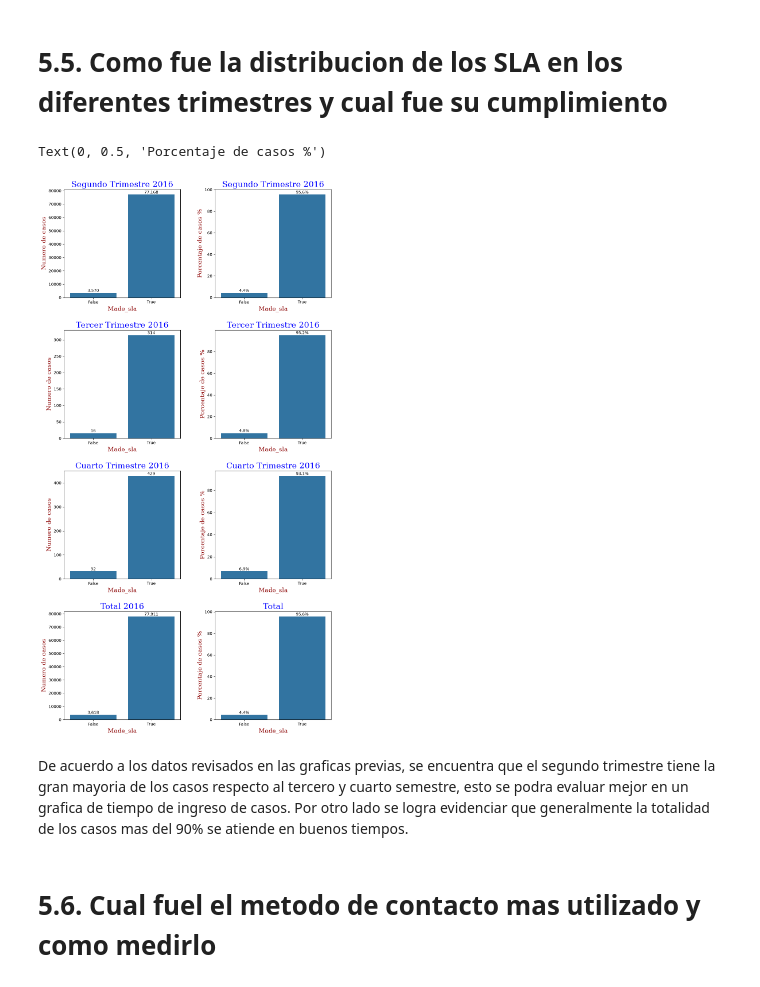
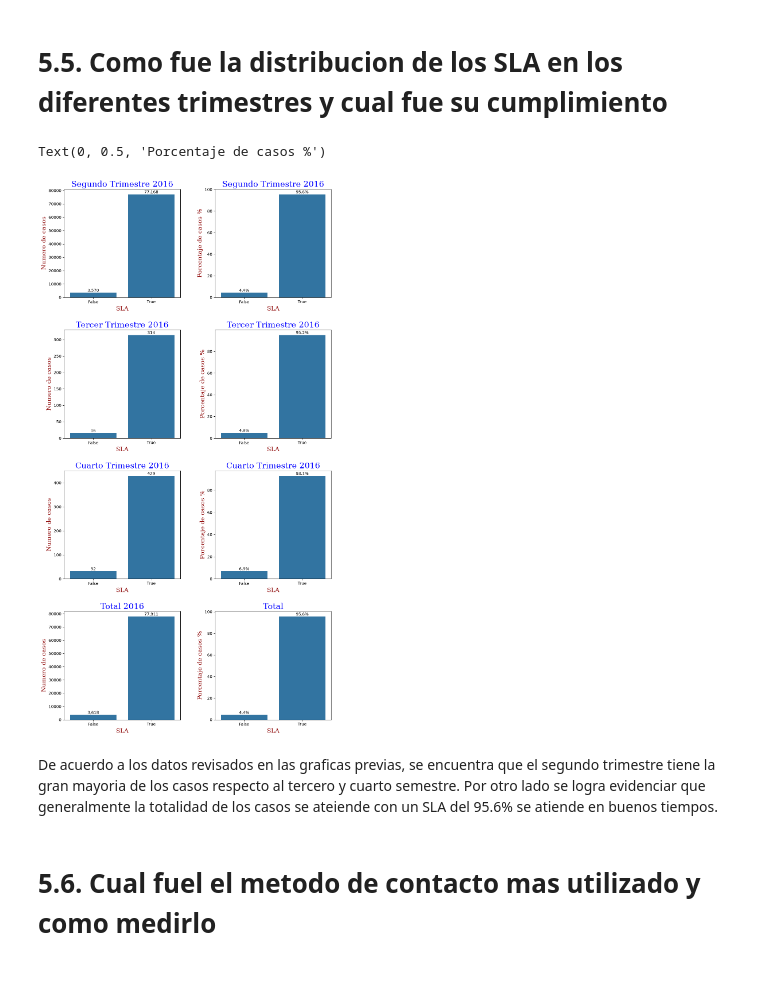
Before and after one commit to FoxJaeger007/ERP-Support-Operations-Dashboard, a Jupyter notebook: Notebooks/ERP_Incident_Analysis.ipynb, the cells around one changed output. Cells and saved outputs as stored; diff of their text form; code cells hidden in the pictures.

```diff
--- a/Notebooks/ERP_Incident_Analysis.ipynb
+++ b/Notebooks/ERP_Incident_Analysis.ipynb
@@ -540,7 +540,7 @@ font1 = {'family':'serif','color':'blue','size':20}             #Diccionario par
 font2 = {'family':'serif','color':'darkred','size':15}          #Diccionario para personalizador de label
 
 plt.title("Segundo Trimestre 2016", fontdict = font1)                 #Titulo del Grafico
-plt.xlabel("Made_sla", fontdict = font2)                        #Titulo en Y
+plt.xlabel("SLA", fontdict = font2)                        #Titulo en Y
 plt.ylabel("Numero de casos", fontdict = font2)                           #Titulo en X
 
 
@@ -558,7 +558,7 @@ font1 = {'family':'serif','color':'blue','size':20}             #Diccionario par
 font2 = {'family':'serif','color':'darkred','size':15}          #Diccionario para personalizador de label
 
 plt.title("Segundo Trimestre 2016", fontdict = font1)                 #Titulo del Grafico
-plt.xlabel("Made_sla", fontdict = font2)                        #Titulo en Y
+plt.xlabel("SLA", fontdict = font2)                        #Titulo en Y
 plt.ylabel("Porcentaje de casos %", fontdict = font2)                           #Titulo en X
 
 
@@ -577,7 +577,7 @@ font1 = {'family':'serif','color':'blue','size':20}             #Diccionario par
 font2 = {'family':'serif','color':'darkred','size':15}          #Diccionario para personalizador de label
 
 plt.title("Tercer Trimestre 2016", fontdict = font1)                 #Titulo del Grafico
-plt.xlabel("Made_sla", fontdict = font2)                        #Titulo en Y
+plt.xlabel("SLA", fontdict = font2)                        #Titulo en Y
 plt.ylabel("Numero de casos", fontdict = font2)                           #Titulo en X
 
 plt.subplot(4,2,4)
@@ -594,7 +594,7 @@ font1 = {'family':'serif','color':'blue','size':20}             #Diccionario par
 font2 = {'family':'serif','color':'darkred','size':15}          #Diccionario para personalizador de label
 
 plt.title("Tercer Trimestre 2016", fontdict = font1)                 #Titulo del Grafico
-plt.xlabel("Made_sla", fontdict = font2)                        #Titulo en Y
+plt.xlabel("SLA", fontdict = font2)                        #Titulo en Y
 plt.ylabel("Porcentaje de casos %", fontdict = font2)                           #Titulo en X
 
 
@@ -613,7 +613,7 @@ font1 = {'family':'serif','color':'blue','size':20}             #Diccionario par
 font2 = {'family':'serif','color':'darkred','size':15}          #Diccionario para personalizador de label
 
 plt.title("Cuarto Trimestre 2016", fontdict = font1)                 #Titulo del Grafico
-plt.xlabel("Made_sla", fontdict = font2)                        #Titulo en Y
+plt.xlabel("SLA", fontdict = font2)                        #Titulo en Y
 plt.ylabel("Numero de casos", fontdict = font2)                           #Titulo en X
 
 plt.subplot(4,2,6)
@@ -630,7 +630,7 @@ font1 = {'family':'serif','color':'blue','size':20}             #Diccionario par
 font2 = {'family':'serif','color':'darkred','size':15}          #Diccionario para personalizador de label
 
 plt.title("Cuarto Trimestre 2016", fontdict = font1)                 #Titulo del Grafico
-plt.xlabel("Made_sla", fontdict = font2)                        #Titulo en Y
+plt.xlabel("SLA", fontdict = font2)                        #Titulo en Y
 plt.ylabel("Porcentaje de casos %", fontdict = font2)                           #Titulo en X
 
 
@@ -642,38 +642,38 @@ ax = sns.barplot(
     x="made_sla",
     y="count"
 )
 ax.bar_label(ax.containers[0],
     fmt='{:,.0f}')
 
 font1 = {'family':'serif','color':'blue','size':20}             #Diccionario para personalizador de label
 font2 = {'family':'serif','color':'darkred','size':15}          #Diccionario para personalizador de label
 
 plt.title("Total 2016", fontdict = font1)                 #Titulo del Grafico
-plt.xlabel("Made_sla", fontdict = font2)                        #Titulo en Y
+plt.xlabel("SLA", fontdict = font2)                        #Titulo en Y
 plt.ylabel("Numero de casos", fontdict = font2)                           #Titulo en X
 
 
 plt.subplot(4,2,8)
 
 ax = sns.barplot(
     data=df_SLA_norm,
     x="made_sla",
     y="proportion"
 )
 ax.bar_label(ax.containers[0],
     fmt='%.1f%%')
 
 font1 = {'family':'serif','color':'blue','size':20}             #Diccionario para personalizador de label
 font2 = {'family':'serif','color':'darkred','size':15}          #Diccionario para personalizador de label
 
 plt.title("Total", fontdict = font1)                 #Titulo del Grafico
-plt.xlabel("Made_sla", fontdict = font2)                        #Titulo en Y
+plt.xlabel("SLA", fontdict = font2)                        #Titulo en Y
 plt.ylabel("Porcentaje de casos %", fontdict = font2)                           #Titulo en X
 # %% [output]
 Text(0, 0.5, 'Porcentaje de casos %')
-[figure, old version]
+[figure, new version]
 # %% [markdown]
-De acuerdo a los datos revisados en las graficas previas, se encuentra que el segundo trimestre tiene la gran mayoria de los casos respecto al tercero y cuarto semestre, esto se podra evaluar mejor en un grafica de tiempo de ingreso de casos. Por otro lado se logra evidenciar que generalmente la totalidad de los casos mas del 90% se atiende en buenos tiempos.
+De acuerdo a los datos revisados en las graficas previas, se encuentra que el segundo trimestre tiene la gran mayoria de los casos respecto al tercero y cuarto semestre. Por otro lado se logra evidenciar que generalmente la totalidad de los casos se ateiende con un SLA del 95.6% se atiende en buenos tiempos.
 # %% [markdown]
 # 5.6. Cual fuel el metodo de contacto mas utilizado y como medirlo
 # %%
```
Also changed, not shown: parts of 2 cells of this notebook, 1 other file.
